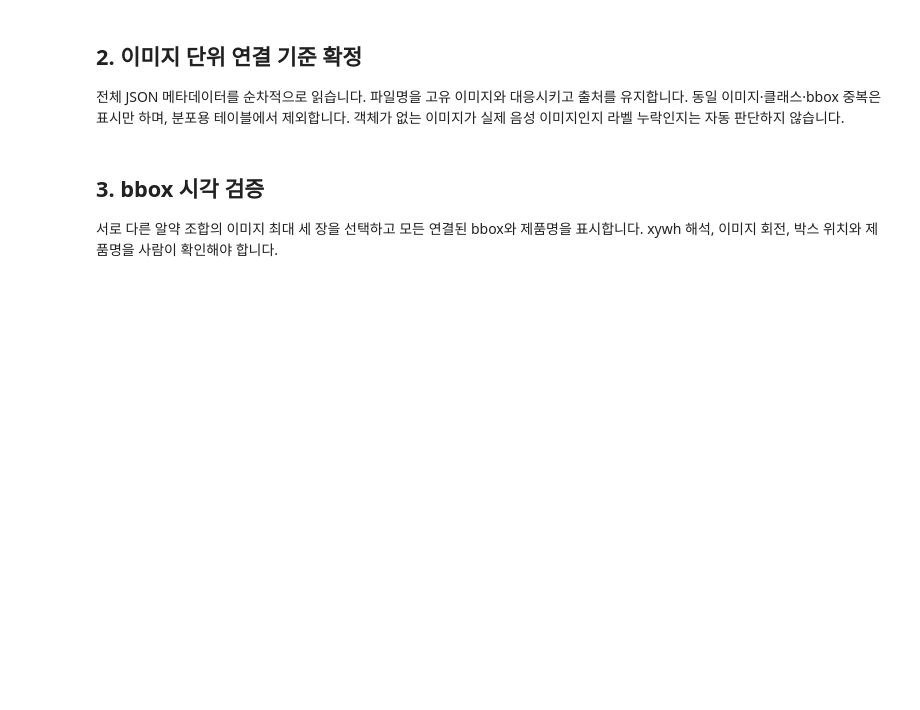
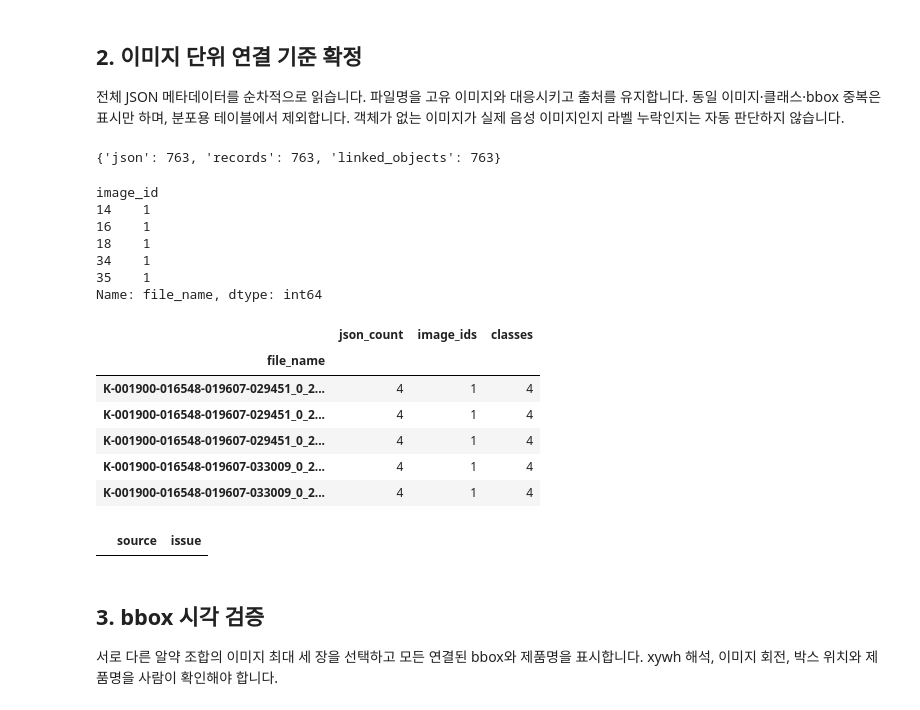
Before and after one commit to def-uk/pill-bbox, a Jupyter notebook: notebooks/sohee_eda.ipynb, the cells around one changed output. Saved outputs shown, nothing was run; the diff lists cells and outputs as text; code cells hidden in the pictures; blank space fills up the shorter version.

Commit message:
EDA: update sohee notebook

```diff
--- a/notebooks/sohee_eda.ipynb
+++ b/notebooks/sohee_eda.ipynb
@@ -38,0 +401,7 @@ print({"train_images": len(train_paths), "test_images": len(test_paths), "seed":
+# %%
+SEED = 42
+output_dir = PROJECT_ROOT / "notebooks" / "sohee_eda_figures"
+output_dir.mkdir(exist_ok=True)
+train_paths = image_paths(PROJECT_ROOT / "data" / "raw/train_images")
+test_paths = image_paths(PROJECT_ROOT / "data" / "raw/test_images")
+print({"train_images": len(train_paths), "test_images": len(test_paths), "seed": SEED})
@@ -41,7 +412,7 @@ print({"train_images": len(train_paths), "test_images": len(test_paths), "seed":
 처음 세 상위 폴더에서 JSON 하나씩 읽어 자료형·이미지 ID·클래스·bbox를 확인합니다.
 전역 image_id로 결합하지 않습니다. 전체 분석에서도 JSON 내부 참조를 먼저 확인합니다.
 # %%
-annotation_dir = PROJECT_ROOT / "data" / "train_annotations"
+annotation_dir = PROJECT_ROOT / "data" / "raw/train_annotations"
 sample_rows = []
 for folder in sorted(annotation_dir.iterdir())[:3]:
     if not folder.is_dir():
@@ -50,10 +421,15 @@ for folder in sorted(annotation_dir.iterdir())[:3]:
     if sample is None:
         continue
     payload = json.loads(sample.read_text(encoding="utf-8-sig"))
-    sample_rows.append({
-        "source": str(sample.relative_to(PROJECT_ROOT)),
-        "types": {key: type(payload[key]).__name__ for key in ["images", "annotations", "categories"]},
-        "images": payload["images"], "annotations": payload["annotations"],
-        "categories": payload["categories"],
-    })
+    sample_rows.append(
+        {
+            "source": str(sample.relative_to(PROJECT_ROOT)),
+            "types": {
+                key: type(payload[key]).__name__ for key in ["images", "annotations", "categories"]
+            },
+            "images": payload["images"],
+            "annotations": payload["annotations"],
+            "categories": payload["categories"],
+        }
+    )
 display(pd.DataFrame(sample_rows))
@@ -65,15 +446,38 @@ display(pd.DataFrame(sample_rows))
 # %%
 records, json_files, load_issues = load_annotations(annotation_dir)
 records, image_lookup = prepare_tables(records, train_paths)
 objects = records.loc[records.image_present & ~records.duplicate].copy()
 if objects.empty:
     raise RuntimeError("이미지와 연결된 객체가 없습니다. 경로와 파일명을 확인하세요.")
 print({"json": len(json_files), "records": len(records), "linked_objects": len(objects)})
 display(records.groupby("image_id").file_name.nunique().sort_values(ascending=False).head())
-display(records.groupby("file_name").agg(json_count=("source", "nunique"),
-                                         image_ids=("image_id", "nunique"),
-                                         classes=("category_id", "nunique")).head())
+display(
+    records.groupby("file_name")
+    .agg(
+        json_count=("source", "nunique"),
+        image_ids=("image_id", "nunique"),
+        classes=("category_id", "nunique"),
+    )
+    .head()
+)
 display(load_issues.head(10))
+# %% [output]
+{'json': 763, 'records': 763, 'linked_objects': 763}
+image_id
+14    1
+16    1
+18    1
+34    1
+35    1
+Name: file_name, dtype: int64
+|  | json_count | image_ids | classes |
+| file_name |  |  |  |
+| K-001900-016548-019607-029451_0_2... | 4 | 1 | 4 |
+| K-001900-016548-019607-029451_0_2... | 4 | 1 | 4 |
+| K-001900-016548-019607-029451_0_2... | 4 | 1 | 4 |
+| K-001900-016548-019607-033009_0_2... | 4 | 1 | 4 |
+| K-001900-016548-019607-033009_0_2... | 4 | 1 | 4 |
+|  | source | issue |
 # %% [markdown]
 ## 3. bbox 시각 검증
 서로 다른 알약 조합의 이미지 최대 세 장을 선택하고 모든 연결된 bbox와 제품명을 표시합니다.
```
Also changed, not shown: parts of 9 cells of this notebook.
